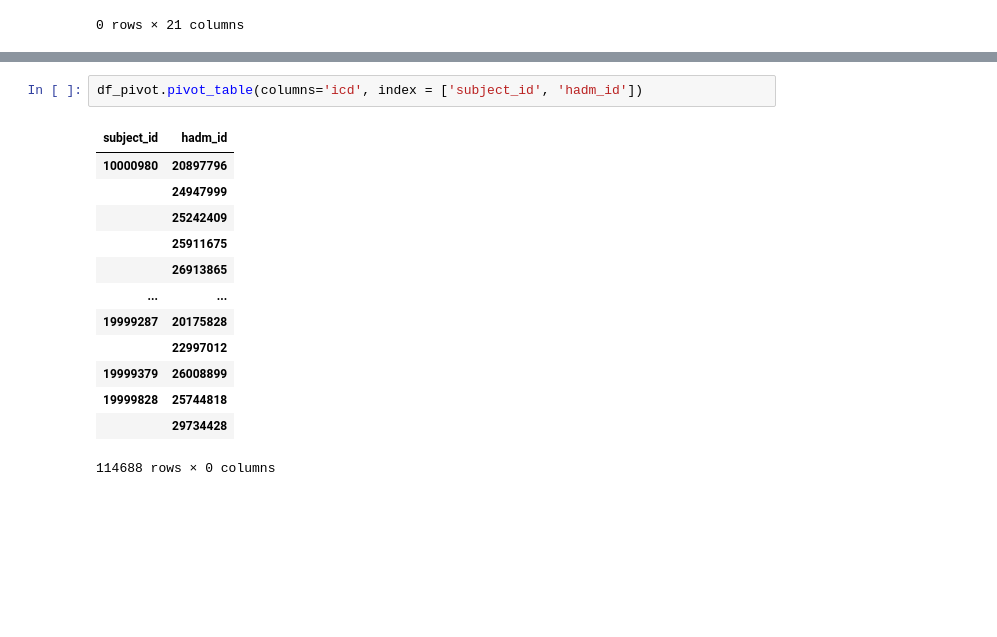
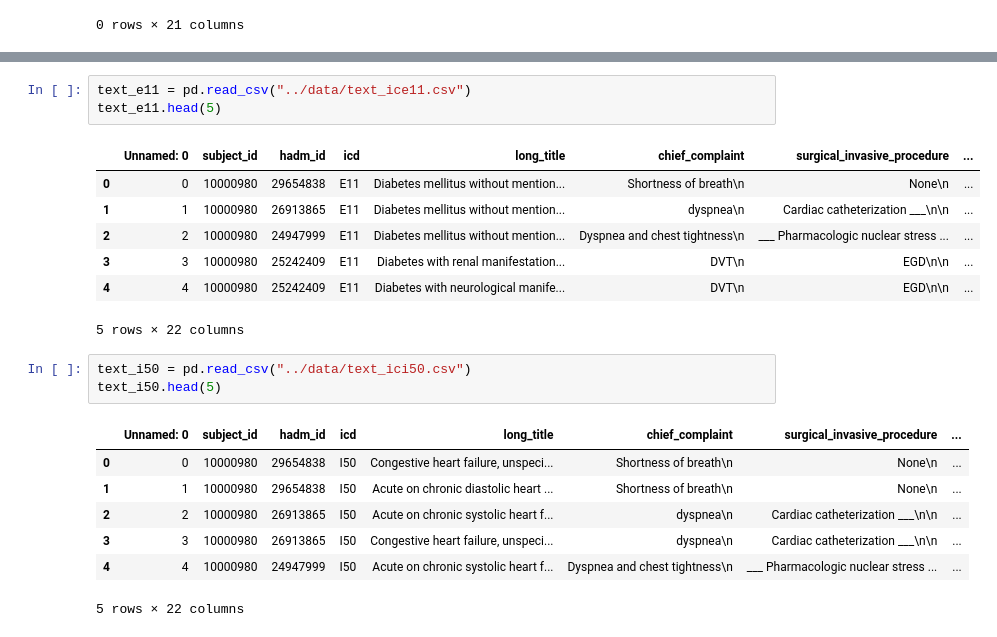
Before and after one commit to smitamisra/EHR_exploration, a Jupyter notebook: notebooks/text_db_creation.ipynb, the cells around one changed output, grey strips where cells are left out. Drawn from its saved outputs; the diff is of its cells as text; blank space fills up the shorter version.

```diff
--- a/notebooks/text_db_creation.ipynb
+++ b/notebooks/text_db_creation.ipynb
@@ -854,16 +794,22 @@ target1
-# %%
-df_pivot.pivot_table(columns='icd', index = ['subject_id', 'hadm_id'])
-# %% [output]
-| subject_id | hadm_id |
-| 10000980 | 20897796 |
-|  | 24947999 |
-|  | 25242409 |
-|  | 25911675 |
-|  | 26913865 |
-| ... | ... |
-| 19999287 | 20175828 |
-|  | 22997012 |
-| 19999379 | 26008899 |
-| 19999828 | 25744818 |
-|  | 29734428 |
-114688 rows × 0 columns
+# %%
+text_e11 = pd.read_csv("../data/text_ice11.csv")
+text_e11.head(5)
+# %% [output]
+|  | Unnamed: 0 | subject_id | hadm_id | icd | long_title | chief_complaint | surgical_invasive_procedure | ... |
+| 0 | 0 | 10000980 | 29654838 | E11 | Diabetes mellitus without mention... | Shortness of breath\n | None\n | ... |
+| 1 | 1 | 10000980 | 26913865 | E11 | Diabetes mellitus without mention... | dyspnea\n | Cardiac catheterization ___\n\n | ... |
+| 2 | 2 | 10000980 | 24947999 | E11 | Diabetes mellitus without mention... | Dyspnea and chest tightness\n | ___ Pharmacologic nuclear stress ... | ... |
+| 3 | 3 | 10000980 | 25242409 | E11 | Diabetes with renal manifestation... | DVT\n | EGD\n\n | ... |
+| 4 | 4 | 10000980 | 25242409 | E11 | Diabetes with neurological manife... | DVT\n | EGD\n\n | ... |
+5 rows × 22 columns
+# %%
+text_i50 = pd.read_csv("../data/text_ici50.csv")
+text_i50.head(5)
+# %% [output]
+|  | Unnamed: 0 | subject_id | hadm_id | icd | long_title | chief_complaint | surgical_invasive_procedure | ... |
+| 0 | 0 | 10000980 | 29654838 | I50 | Congestive heart failure, unspeci... | Shortness of breath\n | None\n | ... |
+| 1 | 1 | 10000980 | 29654838 | I50 | Acute on chronic diastolic heart ... | Shortness of breath\n | None\n | ... |
+| 2 | 2 | 10000980 | 26913865 | I50 | Acute on chronic systolic heart f... | dyspnea\n | Cardiac catheterization ___\n\n | ... |
+| 3 | 3 | 10000980 | 26913865 | I50 | Congestive heart failure, unspeci... | dyspnea\n | Cardiac catheterization ___\n\n | ... |
+| 4 | 4 | 10000980 | 24947999 | I50 | Acute on chronic systolic heart f... | Dyspnea and chest tightness\n | ___ Pharmacologic nuclear stress ... | ... |
+5 rows × 22 columns
```
Also changed, not shown: parts of 34 cells of this notebook.
